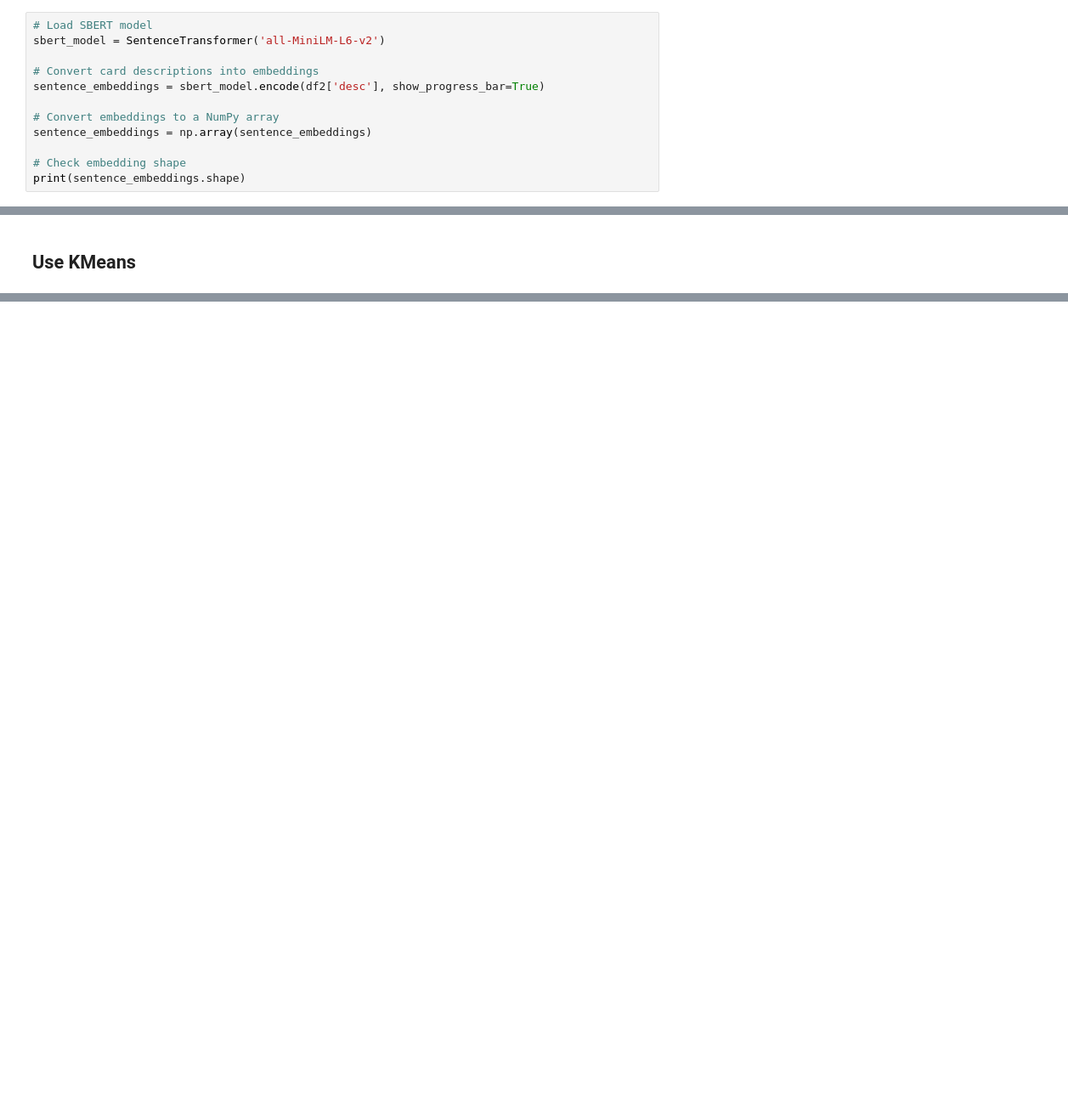
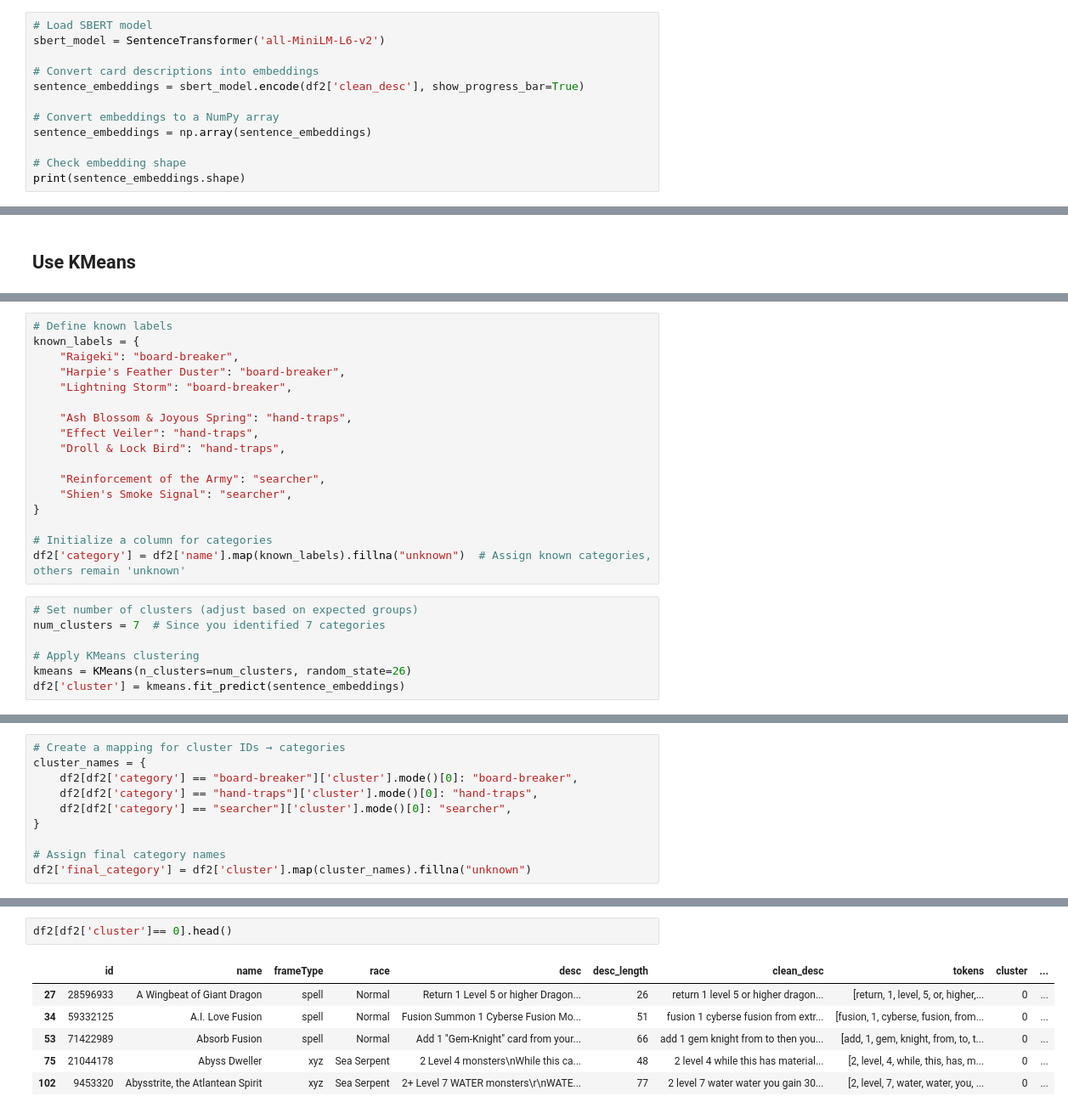
Before and after one commit to Baldaric/yugioh-cluster, a Jupyter notebook: Yugioh_class.ipynb, the cells around one changed output, grey strips where cells are left out. Shown at 85% size. Cells and saved outputs as stored; diff of their text form; blank space fills up the shorter version.

```diff
--- a/Yugioh_class.ipynb
+++ b/Yugioh_class.ipynb
@@ -190,7 +229,7 @@ tfidf_df.head()
 sbert_model = SentenceTransformer('all-MiniLM-L6-v2')
 
 # Convert card descriptions into embeddings
-sentence_embeddings = sbert_model.encode(df2['desc'], show_progress_bar=True)
+sentence_embeddings = sbert_model.encode(df2['clean_desc'], show_progress_bar=True)
 
 # Convert embeddings to a NumPy array
 sentence_embeddings = np.array(sentence_embeddings)
@@ -260,0 +349,24 @@ Name: count, dtype: int64
+# %%
+# Define known labels
+known_labels = {
+    "Raigeki": "board-breaker",
+    "Harpie's Feather Duster": "board-breaker",
+    "Lightning Storm": "board-breaker",
+
+    "Ash Blossom & Joyous Spring": "hand-traps",
+    "Effect Veiler": "hand-traps",
+    "Droll & Lock Bird": "hand-traps",
+
+    "Reinforcement of the Army": "searcher",
+    "Shien's Smoke Signal": "searcher",
+}
+
+# Initialize a column for categories
+df2['category'] = df2['name'].map(known_labels).fillna("unknown")  # Assign known categories, others remain 'unknown'
+# %%
+# Set number of clusters (adjust based on expected groups)
+num_clusters = 7  # Since you identified 7 categories
+
+# Apply KMeans clustering
+kmeans = KMeans(n_clusters=num_clusters, random_state=26)
+df2['cluster'] = kmeans.fit_predict(sentence_embeddings)
@@ -260,0 +386,10 @@ Name: count, dtype: int64
+# %%
+# Create a mapping for cluster IDs → categories
+cluster_names = {
+    df2[df2['category'] == "board-breaker"]['cluster'].mode()[0]: "board-breaker",
+    df2[df2['category'] == "hand-traps"]['cluster'].mode()[0]: "hand-traps",
+    df2[df2['category'] == "searcher"]['cluster'].mode()[0]: "searcher",
+}
+
+# Assign final category names
+df2['final_category'] = df2['cluster'].map(cluster_names).fillna("unknown")
@@ -260,0 +496,9 @@ Name: count, dtype: int64
+# %%
+df2[df2['cluster']== 0].head()
+# %% [output]
+|  | id | name | frameType | race | desc | desc_length | clean_desc | tokens | cluster | ... |
+| 27 | 28596933 | A Wingbeat of Giant Dragon | spell | Normal | Return 1 Level 5 or higher Dragon... | 26 | return 1 level 5 or higher dragon... | [return, 1, level, 5, or, higher,... | 0 | ... |
+| 34 | 59332125 | A.I. Love Fusion | spell | Normal | Fusion Summon 1 Cyberse Fusion Mo... | 51 | fusion 1 cyberse fusion from extr... | [fusion, 1, cyberse, fusion, from... | 0 | ... |
+| 53 | 71422989 | Absorb Fusion | spell | Normal | Add 1 "Gem-Knight" card from your... | 66 | add 1 gem knight from to then you... | [add, 1, gem, knight, from, to, t... | 0 | ... |
+| 75 | 21044178 | Abyss Dweller | xyz | Sea Serpent | 2 Level 4 monsters\nWhile this ca... | 48 | 2 level 4 while this has material... | [2, level, 4, while, this, has, m... | 0 | ... |
+| 102 | 9453320 | Abysstrite, the Atlantean Spirit | xyz | Sea Serpent | 2+ Level 7 WATER monsters\r\nWATE... | 77 | 2 level 7 water water you gain 30... | [2, level, 7, water, water, you, ... | 0 | ... |
```
Also changed, not shown: parts of 46 cells of this notebook, 3 other files.
